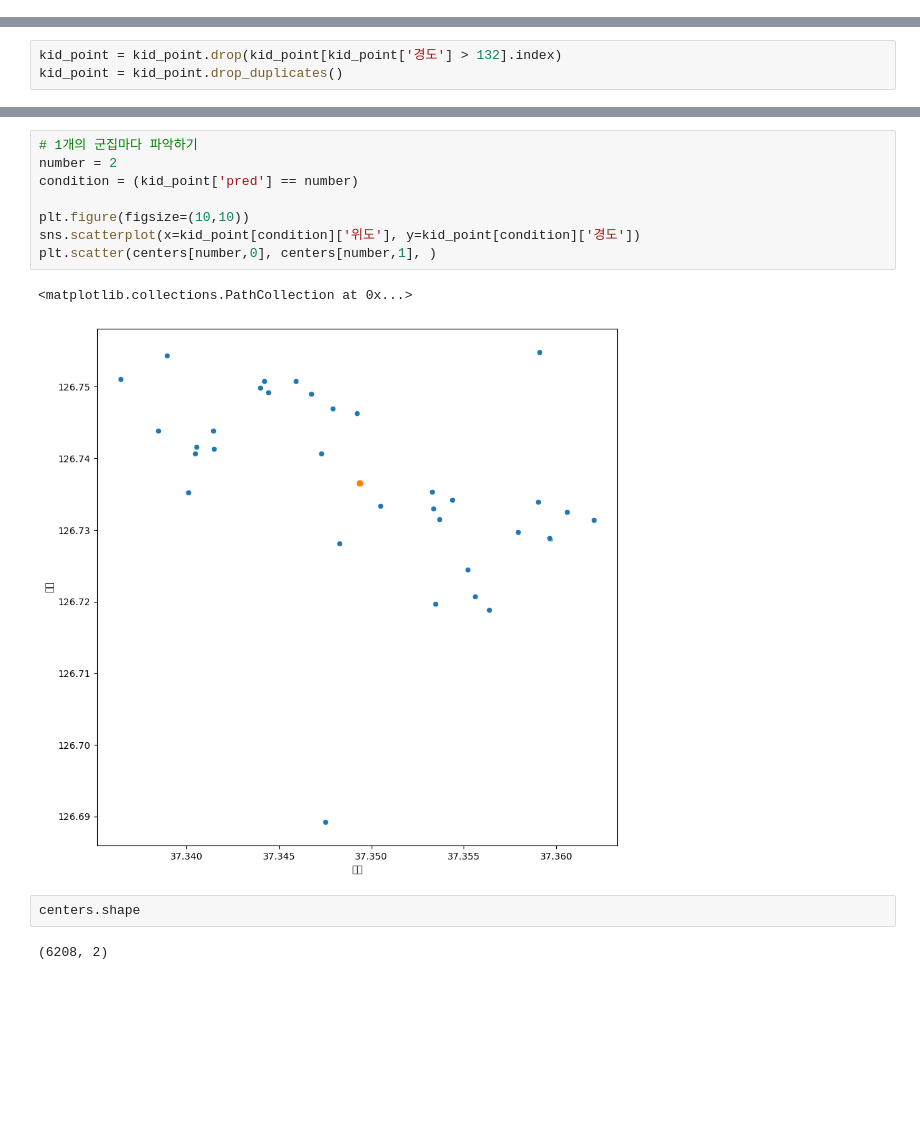
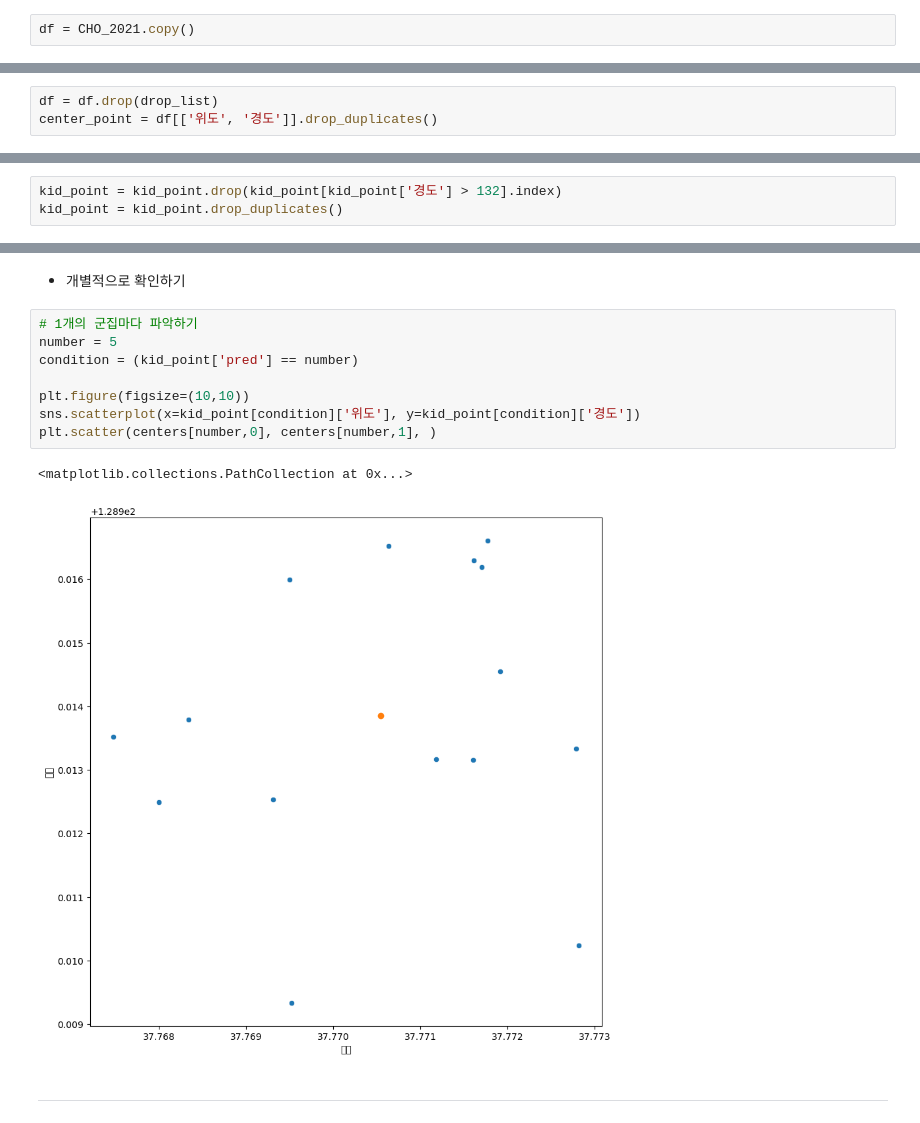
Before and after one commit to NeatyNut/-------, a Jupyter notebook: Analyst.ipynb, the cells around one changed output, grey strips where cells are left out. Drawn from its saved outputs; the diff is of its cells as text; blank space fills up the shorter version.

```diff
--- a/Analyst.ipynb
+++ b/Analyst.ipynb
@@ -984,6 +986,8 @@ sum([a,b,c,d,e])
 ---
 # %% [markdown]
 - 이상치 제거
+# %%
+df = CHO_2021.copy()
 # %%
 sns.boxplot(df['위도'])
 # %% [output]
@@ -999,0 +1006,3 @@ drop_list
+# %%
+df = df.drop(drop_list)
+center_point = df[['위도', '경도']].drop_duplicates()
@@ -1053,18 +1053,18 @@ plt.scatter(centers[number,0], centers[number,1], )
 # %% [output]
 <matplotlib.collections.PathCollection at 0x...>
 [figure]
+# %% [markdown]
+- 개별적으로 확인하기
 # %%
 # 1개의 군집마다 파악하기
-number = 2
+number = 5
 condition = (kid_point['pred'] == number)
 
 plt.figure(figsize=(10,10))
 sns.scatterplot(x=kid_point[condition]['위도'], y=kid_point[condition]['경도'])
 plt.scatter(centers[number,0], centers[number,1], )
 # %% [output]
 <matplotlib.collections.PathCollection at 0x...>
-[figure, old version]
+[figure, new version]
-# %%
-centers.shape
-# %% [output]
-(6208, 2)
+# %% [markdown]
+---
```
Also changed, not shown: parts of 11 cells of this notebook.
